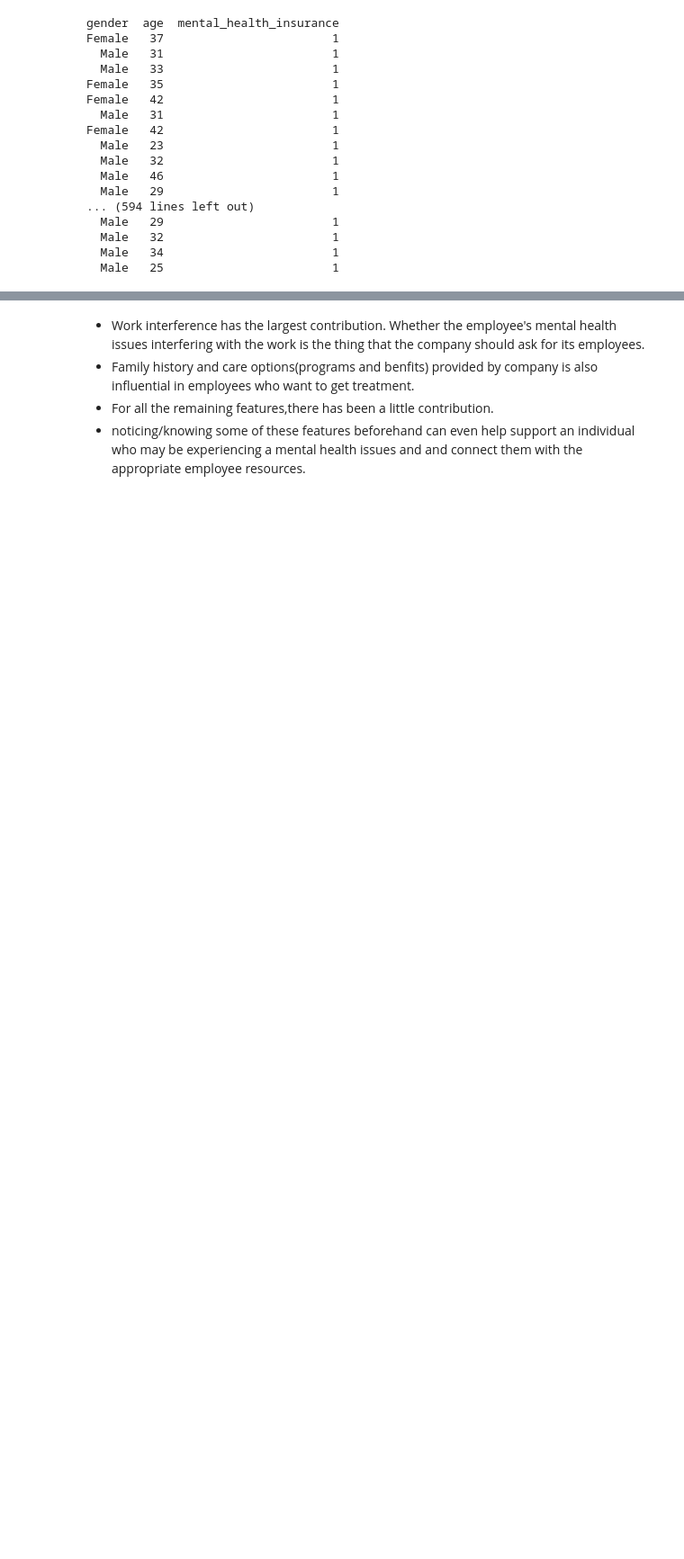
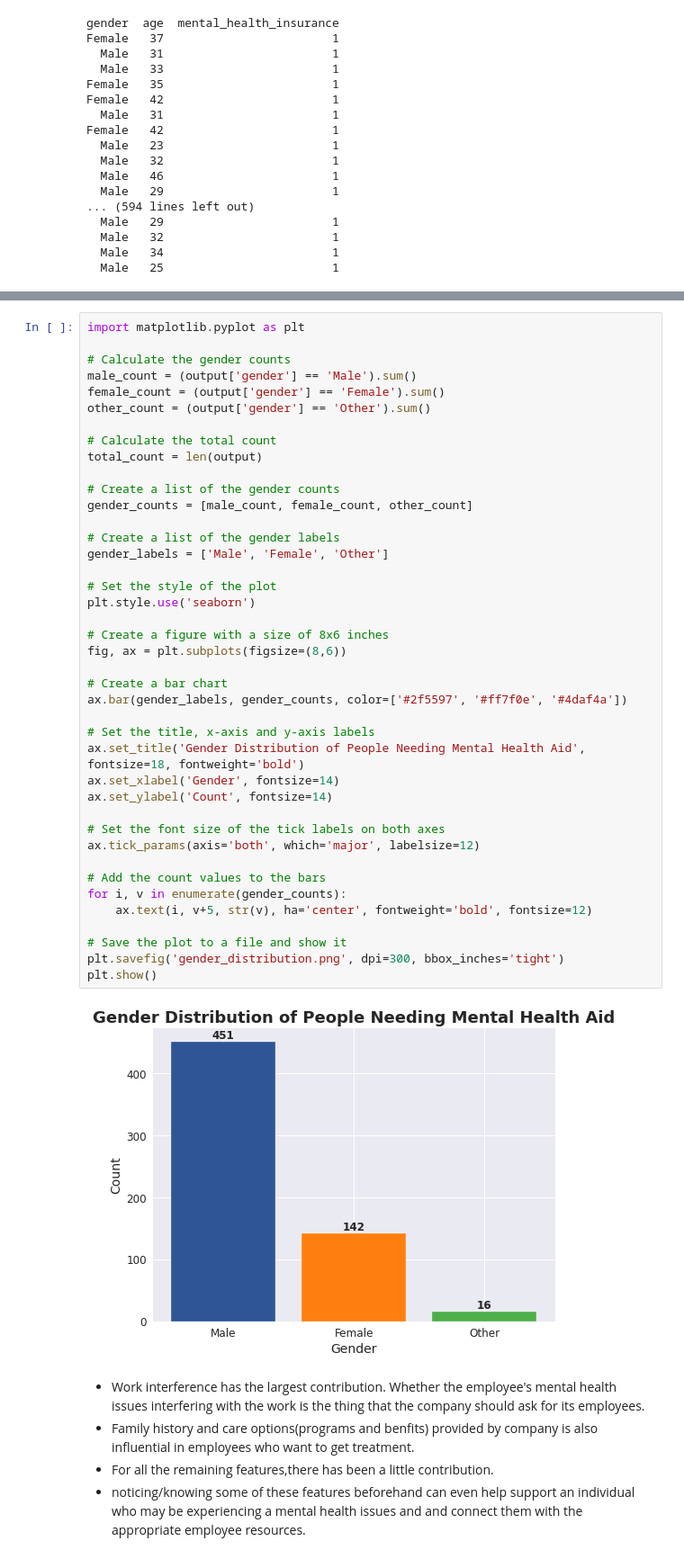
Before and after one commit to Shhreyya/MachineLearning, a Jupyter notebook: mental-health-analysis-in-companies.ipynb, the cells around one changed output, grey strips where cells are left out. Shown at 90% size. Saved outputs shown, nothing was run; the diff lists cells and outputs as text; blank space fills up the shorter version.

Commit message:
Kaggle Notebook | Mental Health analysis in companies | Version 3

```diff
--- a/mental-health-analysis-in-companies.ipynb
+++ b/mental-health-analysis-in-companies.ipynb
@@ -998,3 +1006,46 @@ Number of females: 142
+# %%
+import matplotlib.pyplot as plt
+
+# Calculate the gender counts
+male_count = (output['gender'] == 'Male').sum()
+female_count = (output['gender'] == 'Female').sum()
+other_count = (output['gender'] == 'Other').sum()
+
+# Calculate the total count
+total_count = len(output)
+
+# Create a list of the gender counts
+gender_counts = [male_count, female_count, other_count]
+
+# Create a list of the gender labels
+gender_labels = ['Male', 'Female', 'Other']
+
+# Set the style of the plot
+plt.style.use('seaborn')
+
+# Create a figure with a size of 8x6 inches
+fig, ax = plt.subplots(figsize=(8,6))
+
+# Create a bar chart
+ax.bar(gender_labels, gender_counts, color=['#2f5597', '#ff7f0e', '#4daf4a'])
+
+# Set the title, x-axis and y-axis labels
+ax.set_title('Gender Distribution of People Needing Mental Health Aid', fontsize=18, fontweight='bold')
+ax.set_xlabel('Gender', fontsize=14)
+ax.set_ylabel('Count', fontsize=14)
+
+# Set the font size of the tick labels on both axes
+ax.tick_params(axis='both', which='major', labelsize=12)
+
+# Add the count values to the bars
+for i, v in enumerate(gender_counts):
+    ax.text(i, v+5, str(v), ha='center', fontweight='bold', fontsize=12)
+
+# Save the plot to a file and show it
+plt.savefig('gender_distribution.png', dpi=300, bbox_inches='tight')
+plt.show()
+# %% [output]
+[figure, added]
 # %% [markdown]
 * Work interference has the largest contribution. Whether the employee's mental health issues interfering with the work is the thing that the company should ask for its employees.
 * Family history and care options(programs and benfits) provided by company is also influential in employees who want to get treatment.
```
Also changed, not shown: parts of 1 cell of this notebook.
